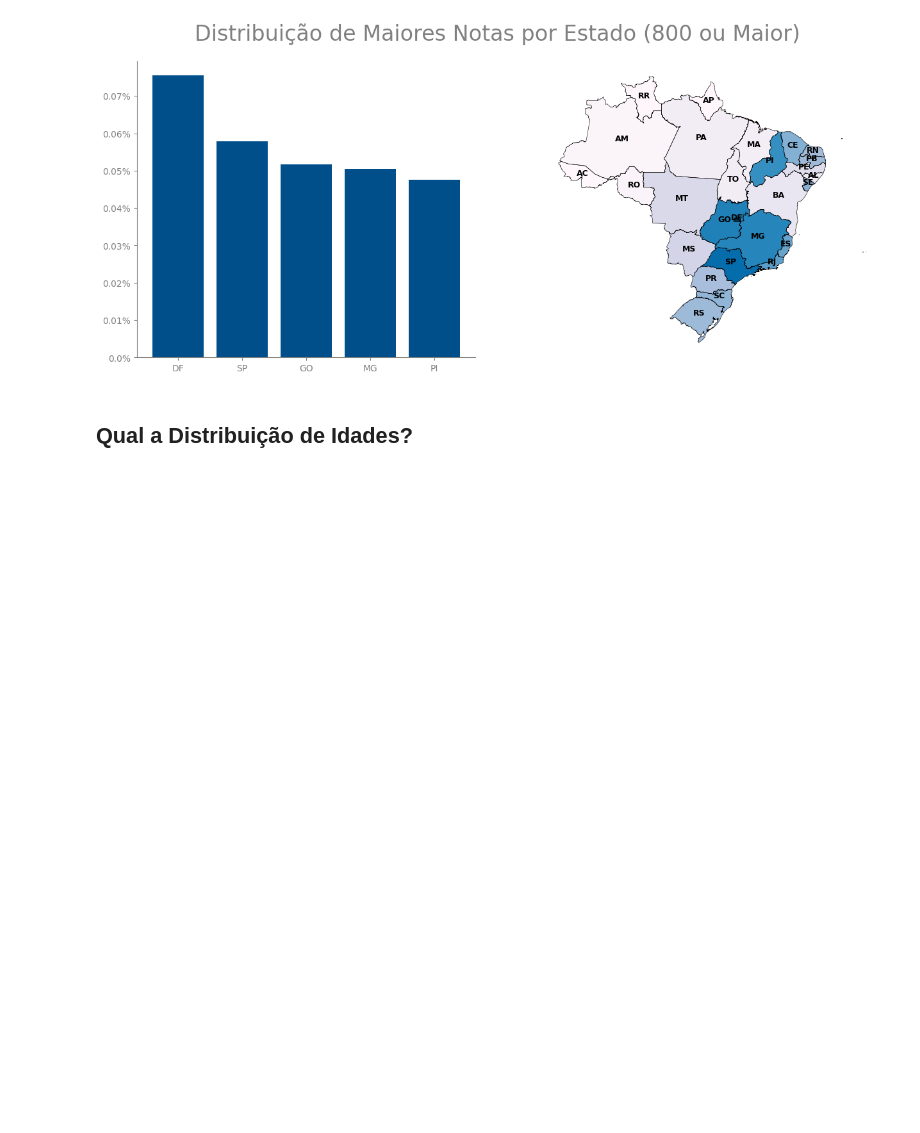
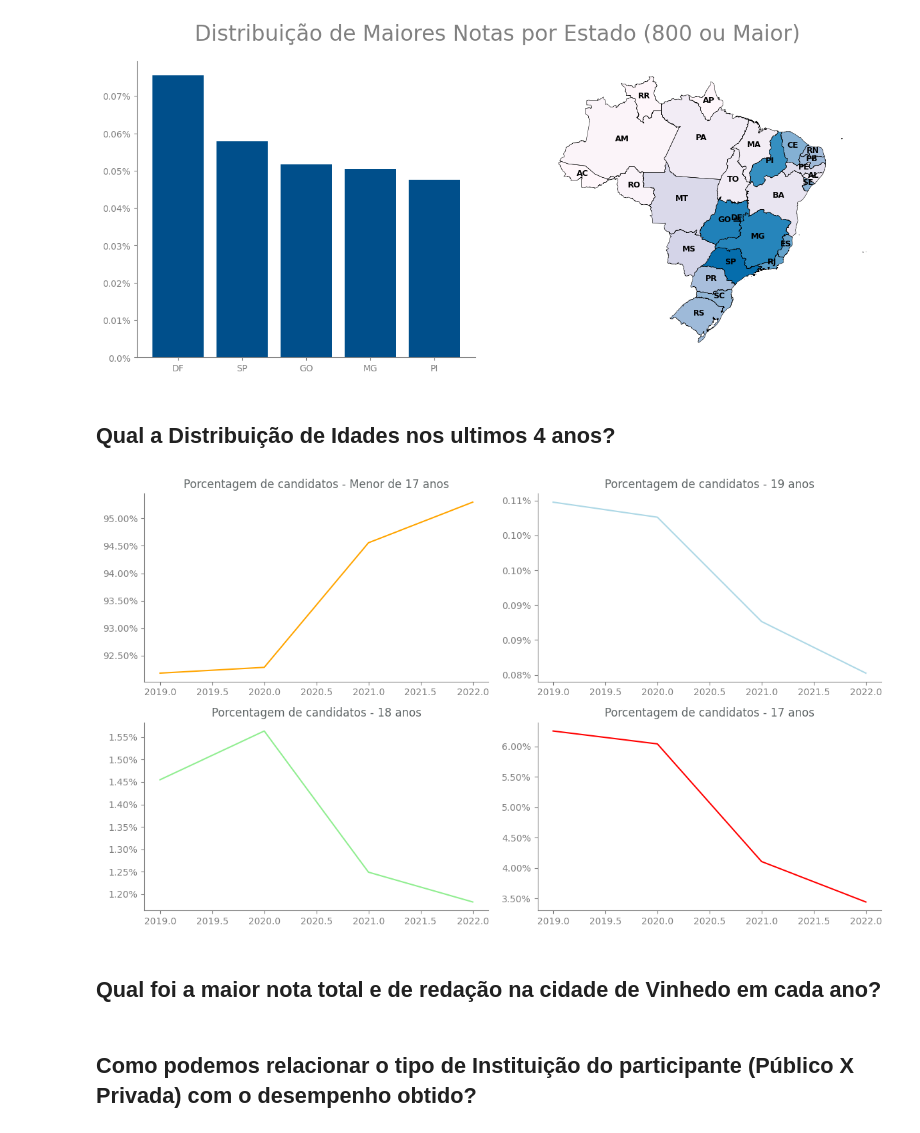
Before and after one commit to LiamFer/ENEM-Analysis, a Jupyter notebook: main_analysis.ipynb, the cells around one changed output. Drawn from its saved outputs; the diff is of its cells as text; code cells hidden in the pictures; blank space fills up the shorter version.

Commit message:
Age Distribution

```diff
--- a/main_analysis.ipynb
+++ b/main_analysis.ipynb
@@ -288,4 +290,50 @@ plt.savefig('graphs/Geographic_Grades.png', transparent=True, dpi=600)
 # %% [output]
 [figure]
 # %% [markdown]
-## Qual a Distribuição de Idades?
+## Qual a Distribuição de Idades nos ultimos 4 anos?
+# %%
+# Agrupando por ano pra construir as informações necesssárias
+age_distribution = pd.DataFrame(enem.loc[enem.Idade!=0].groupby("Ano").Idade.value_counts(normalize=True)).reset_index()
+# %%
+# Mapeando e tratando os dados pra porcentagem
+age_distribution.Idade = age_distribution.Idade.map(faixa_etaria)
+# %%
+# Pivotando os dados pra ter uma melhor organização e pegando os 4 últimos anos de ENEM
+age_distribution = age_distribution.pivot_table('proportion', ['Ano'], 'Idade').reset_index().sort_values("Ano",ascending=False).head(4)
+# %%
+# Criando um gráfico pra avaliar a porcentagem de cada idade presente nos Anos
+import matplotlib.ticker as mtick
+fig, axs = plt.subplots(2,2,figsize=(12,7))
+
+# Criando um array pra não reescrever a mesma coisa 4 vezes
+matrix = [[0,0,'Menor de 17 anos','orange'],
+          [0,1,'19 anos','lightblue'],
+          [1,0,'18 anos','lightgreen'],
+          [1,1,'17 anos','red']]
+
+# Criando os gráficos usando o array
+for axis_data in matrix:
+
+    # Personalizando o gráfico
+    axs[axis_data[0],axis_data[1]].tick_params(axis='x', colors='gray')
+    axs[axis_data[0],axis_data[1]].tick_params(axis='y', colors='gray')
+    axs[axis_data[0],axis_data[1]].spines['right'].set_visible(False)
+    axs[axis_data[0],axis_data[1]].spines['top'].set_visible(False)
+    axs[axis_data[0],axis_data[1]].spines['left'].set_color("gray")
+    axs[axis_data[0],axis_data[1]].spines['bottom'].set_color("gray")
+
+    axs[axis_data[0],axis_data[1]].set_title(f"Porcentagem de candidatos - {axis_data[2]}",color='#626869')
+    axs[axis_data[0],axis_data[1]].yaxis.set_major_formatter(mtick.PercentFormatter(xmax=1, decimals=2, symbol='%', is_latex=False))
+
+    # Plotando de fato
+    axs[axis_data[0],axis_data[1]].plot(age_distribution['Ano'],age_distribution[axis_data[2]], label = axis_data[2], color = axis_data[3])
+
+
+fig.tight_layout()
+plt.savefig('graphs/age_distribution.png', transparent=True, dpi=600)
+# %% [output]
+[figure, added]
+# %% [markdown]
+## Qual foi a maior nota total e de redação na cidade de Vinhedo em cada ano?
+# %% [markdown]
+## Como podemos relacionar o tipo de Instituição do participante (Público X Privada) com o desempenho obtido?
```
Also changed, not shown: parts of 1 cell of this notebook, 1 other file.
